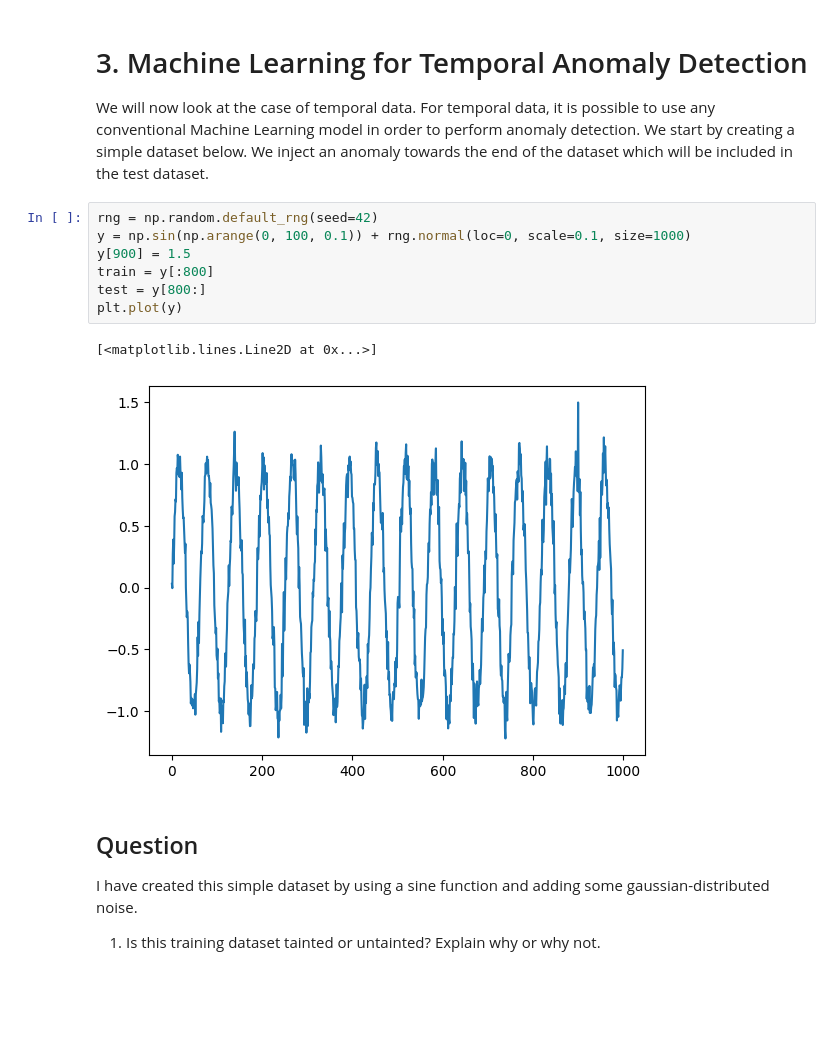
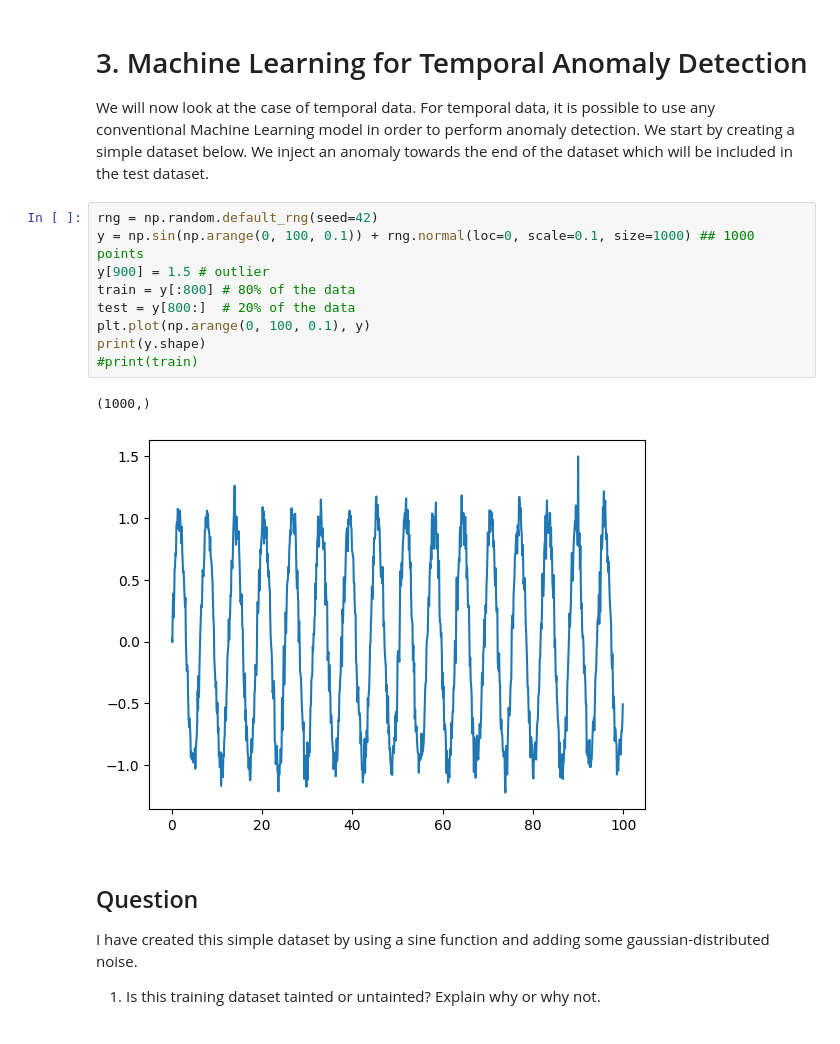
Before and after one commit to filippocasari/AS1SecML, a Jupyter notebook: AS1SecurityML.ipynb, the cells around one changed output. Cells and saved outputs as stored; diff of their text form; blank space fills up the shorter version.

Commit message:
adding plots

```diff
--- a/AS1SecurityML.ipynb
+++ b/AS1SecurityML.ipynb
@@ -304,14 +314,16 @@ from sklearn.metrics import confusion_matrix
 We will now look at the case of temporal data. For temporal data, it is possible to use any conventional Machine Learning model in order to perform anomaly detection. We start by creating a simple dataset below. We inject an anomaly towards the end of the dataset which will be included in the test dataset.
 # %%
 rng = np.random.default_rng(seed=42)
-y = np.sin(np.arange(0, 100, 0.1)) + rng.normal(loc=0, scale=0.1, size=1000)
-y[900] = 1.5
-train = y[:800]
-test = y[800:]
-plt.plot(y)
+y = np.sin(np.arange(0, 100, 0.1)) + rng.normal(loc=0, scale=0.1, size=1000) ## 1000 points
+y[900] = 1.5 # outlier
+train = y[:800] # 80% of the data
+test = y[800:]  # 20% of the data
+plt.plot(np.arange(0, 100, 0.1), y)
+print(y.shape)
+#print(train)
 # %% [output]
-[<matplotlib.lines.Line2D at 0x...>]
+(1000,)
-[figure, old version]
+[figure, new version]
 # %% [markdown]
 ## Question
 I have created this simple dataset by using a sine function and adding some gaussian-distributed noise.
```
Also changed, not shown: parts of 10 cells of this notebook.
